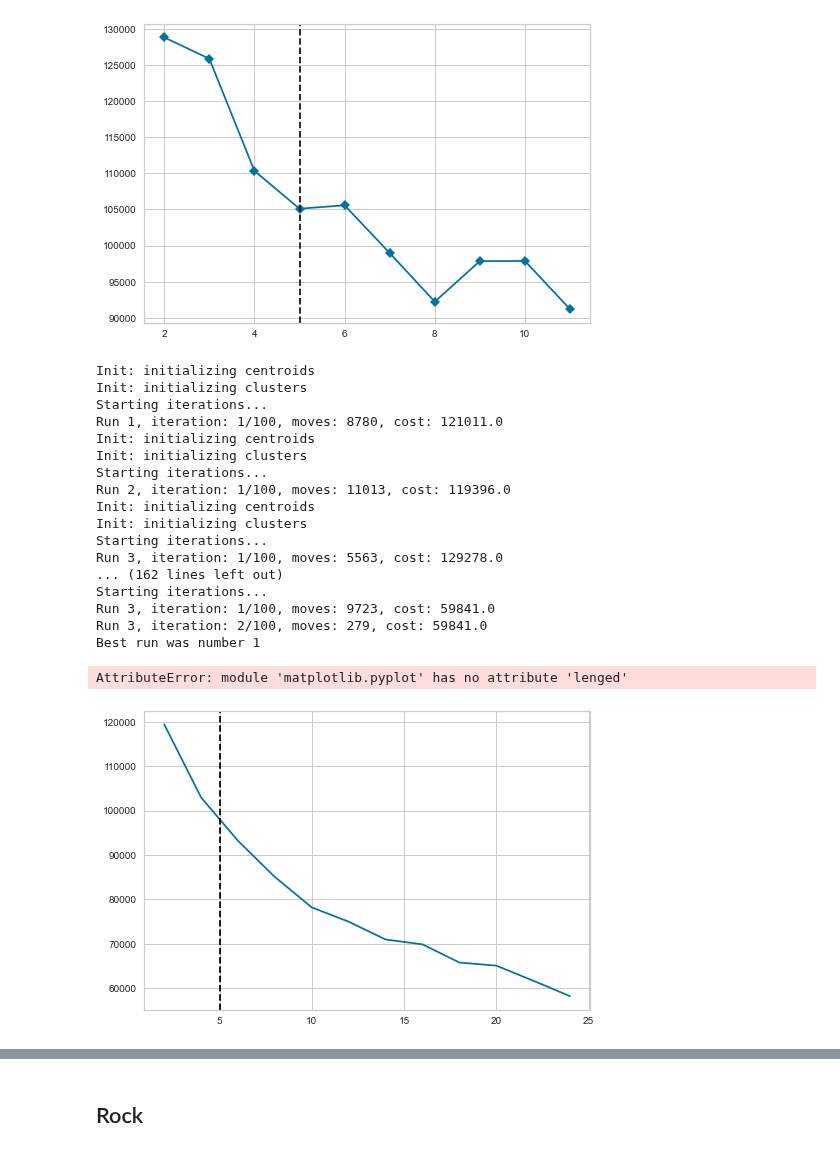
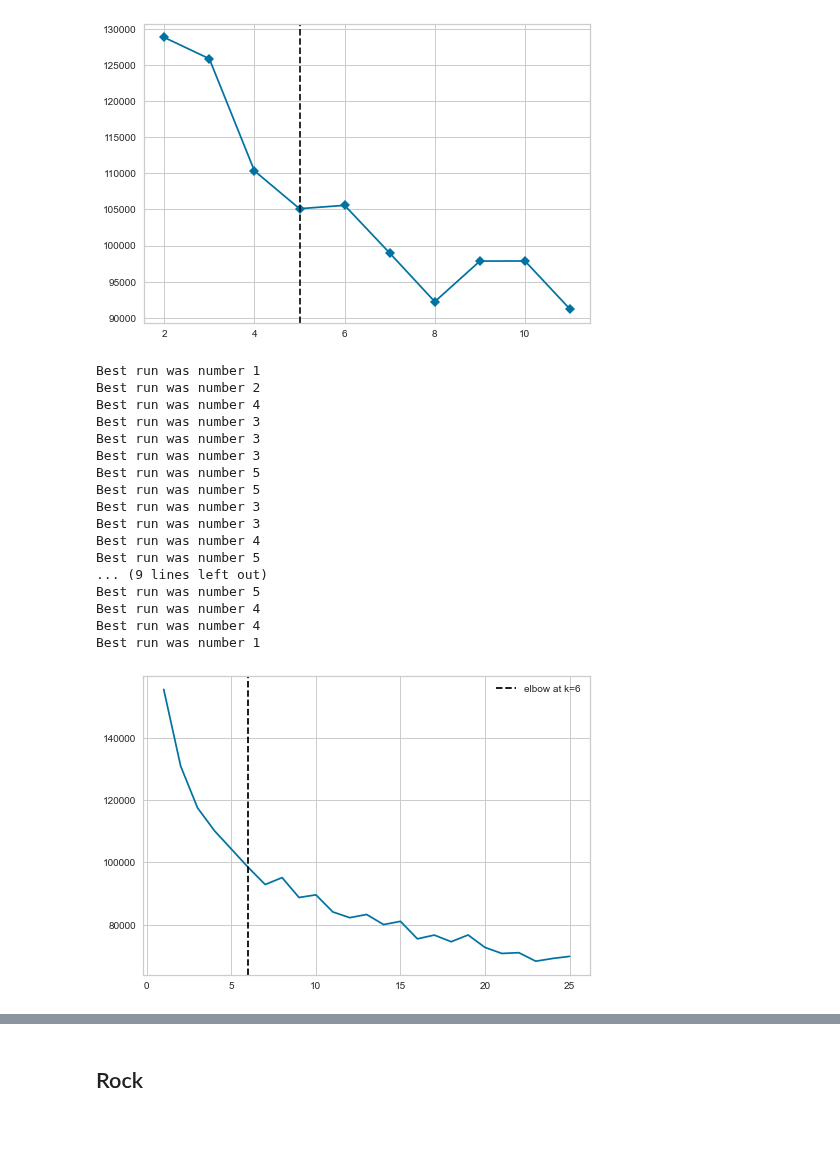
Before and after one commit to cri98li/Data-Mining-2-Project-ts-classification, a Jupyter notebook: Fase 4.3 - Transactional Clustering.ipynb, the cells around one changed output, grey strips where cells are left out. Saved outputs shown, nothing was run; the diff lists cells and outputs as text; code cells hidden in the pictures.

```diff
--- a/Fase 4.3 - Transactional Clustering.ipynb
+++ b/Fase 4.3 - Transactional Clustering.ipynb
@@ -220,6 +220,15 @@ compl
 from sklearn.preprocessing import StandardScaler
 from imblearn.under_sampling import RandomUnderSampler
 from sklearn.preprocessing import RobustScaler
+from sklearn.preprocessing import LabelEncoder
+
+label_encoders = dict()
+column2encode = ['ALBUM_type_']
+
+for col in column2encode:
+    le = LabelEncoder()
+    df[col] = le.fit_transform(df[col])
+    label_encoders[col] = le
 
 X = df[attributi].values
 
@@ -273,7 +282,7 @@ array([array([-6.60157999, -0.12484869,  6.35188262, 12.82861392, 19.30534523,
 from kmodes.kmodes import KModes
 
 
-km = KModes(n_clusters=4, init='Huang', n_init=1, verbose=1)
+km = KModes(n_clusters=6, init='Huang', n_init=5, verbose=1)
 
 clusters = km.fit_predict(Xt)
 # %% [output]
@@ -366,36 +398,36 @@ AttributeError: 'KModes' object has no attribute 'k'
 AttributeError: 'KModes' object has no attribute 'k'
 [figure]
 # %%
-K = range(2, 26, 2)
+K = range(1, 26)
 sse = []
 
 for k in K:
-    km = KModes(n_clusters=k, init='Huang', n_init=3, verbose=1)
+    km = KModes(n_clusters=k, init='Huang', n_init=5, verbose=1, n_jobs=-1)
     km.fit(Xt)
     sse.append((k, km.cost_))
 # %% [output]
-Init: initializing centroids
-Init: initializing clusters
-Starting iterations...
-Run 1, iteration: 1/100, moves: 8780, cost: 121011.0
-Init: initializing centroids
-Init: initializing clusters
-Starting iterations...
-Run 2, iteration: 1/100, moves: 11013, cost: 119396.0
-Init: initializing centroids
-Init: initializing clusters
-Starting iterations...
-Run 3, iteration: 1/100, moves: 5563, cost: 129278.0
-... (162 lines left out)
-Starting iterations...
-Run 3, iteration: 1/100, moves: 9723, cost: 59841.0
-Run 3, iteration: 2/100, moves: 279, cost: 59841.0
 Best run was number 1
+Best run was number 2
+Best run was number 4
+Best run was number 3
+Best run was number 3
+Best run was number 3
+Best run was number 5
+Best run was number 5
+Best run was number 3
+Best run was number 3
+Best run was number 4
+Best run was number 5
+... (9 lines left out)
+Best run was number 5
+Best run was number 4
+Best run was number 4
+Best run was number 1
 # %%
 plt.plot(*zip(*sse))
-plt.axvline(x=5, label='elbow at k=5',  ls='--', c='black')
-plt.lenged()
+plt.axvline(x=6, label='elbow at k=6',  ls='--', c='black')
+plt.legend()
+#plt.savefig("kmodes_sse.pdf", bbox_inches="tight")
 plt.show()
 # %% [output]
-AttributeError: module 'matplotlib.pyplot' has no attribute 'lenged'
-[figure, old version]
+[figure, new version]
```
Also changed, not shown: parts of 11 cells of this notebook.
